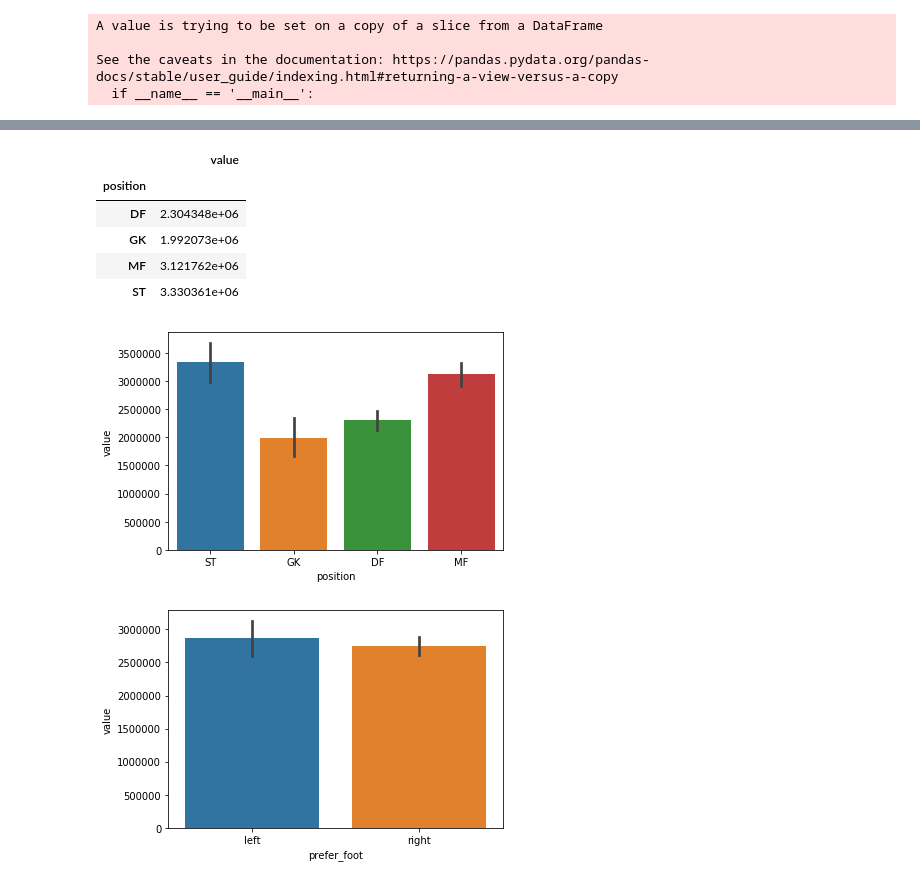
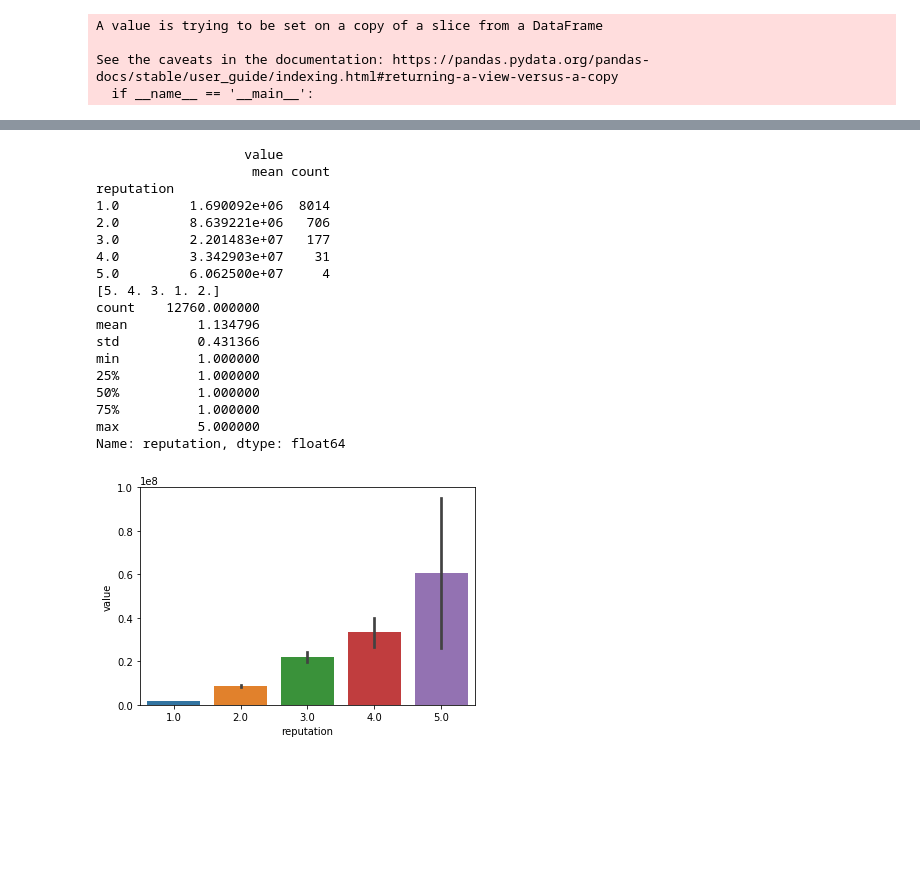
Before and after one commit to DominKim/Dacon_FiFa_Value, a Jupyter notebook: Player Value estimate A to Z.ipynb, the cells around one changed output, grey strips where cells are left out. Saved outputs shown, nothing was run; the diff lists cells and outputs as text; code cells hidden in the pictures; blank space fills up the shorter version.

```diff
--- a/Player Value estimate A to Z.ipynb
+++ b/Player Value estimate A to Z.ipynb
@@ -23,6 +26,8 @@ test = pd.read_csv("C:/ITWILL/4_Python-II/data/FIFA_test.csv")
 train.info() # (8932, 12)
 test.info()  # (3828, 11)
 train.describe()
+train["source"] = "train"
+test["source"] = "test"
 # %% [output]
 <class 'pandas.core.frame.DataFrame'>
 RangeIndex: 8932 entries, 0 to 8931
@@ -119,3 +115,13 @@ A value is trying to be set on a copy of a slice from a DataFrame
 
 See the caveats in the documentation: https://pandas.pydata.org/pandas-docs/stable/user_guide/indexing.html#returning-a-view-versus-a-copy
   if __name__ == '__main__':
+# %%
+# contract_until
+# 변수에 따라 선수가치가 변하므로 사용!
+fig = plt.subplots( figsize = (13,5))
+sns.barplot(x = "contract_until", y = "value", data = comdata)
+
+print(comdata[["contract_until", "value"]].groupby(["contract_until"]).agg(["count", "mean"]))
+comdata.loc[comdata["contract_until"] == "2025", "contract_until"] = "2024"
+comdata.loc[comdata["contract_until"] == "2026", "contract_until"] = "2024"
+# 2024년 이상 계약기간의 선수의 수는 작으므로 2024로통일
@@ -142,30 +192,26 @@ comdata[["continent", "value"]].groupby(["continent"]).mean()
 # %%
-# position
-g = sns.barplot(x = "position", y = "value", data = comdata)
-comdata[["position", "value"]].groupby(["position"]).mean()
+# reputation
+g = sns.barplot(x = "reputation", y = "value", data = comdata)
+print(comdata[["reputation", "value"]].groupby(["reputation"]).agg(["mean", "count"]))
+print(comdata["reputation"].unique())
+print(comdata["reputation"].describe())
 # %% [output]
-|  | value |
-| position |  |
-| DF | 2.304348e+06 |
-| GK | 1.992073e+06 |
-| MF | 3.121762e+06 |
-| ST | 3.330361e+06 |
+                   value
+                    mean count
+reputation
+1.0         1.690092e+06  8014
+2.0         8.639221e+06   706
+3.0         2.201483e+07   177
+4.0         3.342903e+07    31
+5.0         6.062500e+07     4
+[5. 4. 3. 1. 2.]
+count    12760.000000
+mean         1.134796
+std          0.431366
+min          1.000000
+25%          1.000000
+50%          1.000000
+75%          1.000000
+max          5.000000
+Name: reputation, dtype: float64
-[figure, old version]
+[figure, new version]
-# %%
-# prefer_foot
-g = sns.barplot(x = "prefer_foot", y = "value", data = comdata)
-comdata[["prefer_foot", "value"]].groupby(["prefer_foot"]).mean()
-
-# ttest로 평균차이 확인
-prefter_left = comdata.loc[comdata["prefer_foot"] == "left", "value"]
-prefter_left = prefter_left.dropna()
-
-prefter_right = comdata.loc[comdata["prefer_foot"] == "right", "value"]
-prefter_right = prefter_right.dropna()
-
-stats.ttest_ind(prefter_left, prefter_right)
-# pvalue > 0.05, 왼발과 오른발에는 평균에는 차이가 없다
-# 그럼므로 주사용 발에 따른 선수가치에는 차이가 없으므로 선수가치를 판단할때는 제거한다.
-comdata = comdata.drop(["prefer_foot"], axis = 1)
-# %% [output]
-[figure, removed]
```
Also changed, not shown: parts of 20 cells of this notebook.
